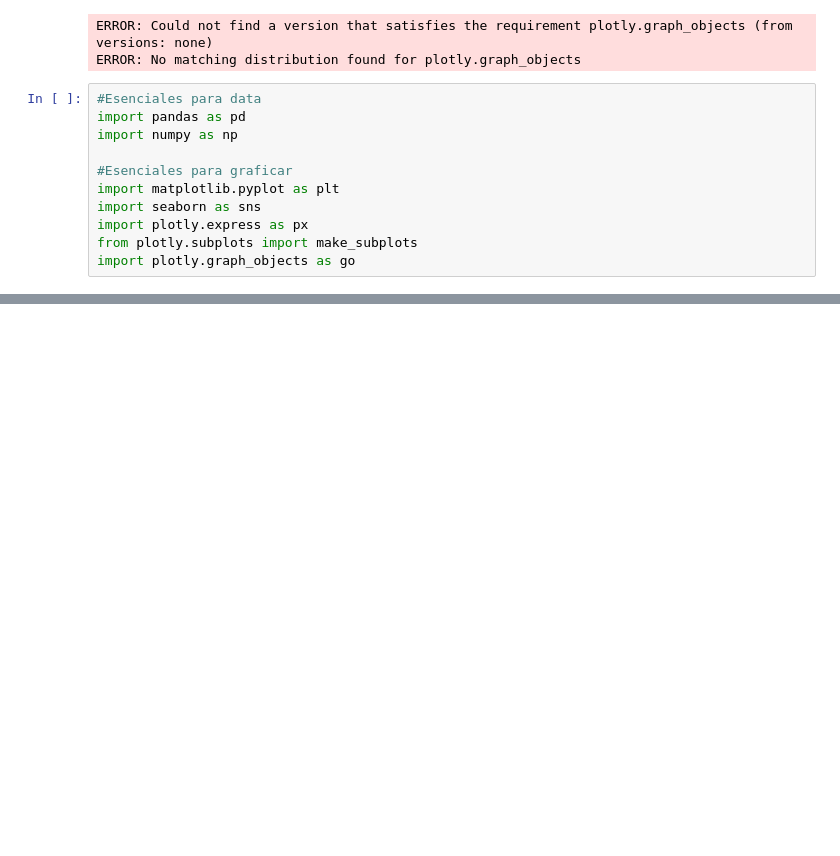
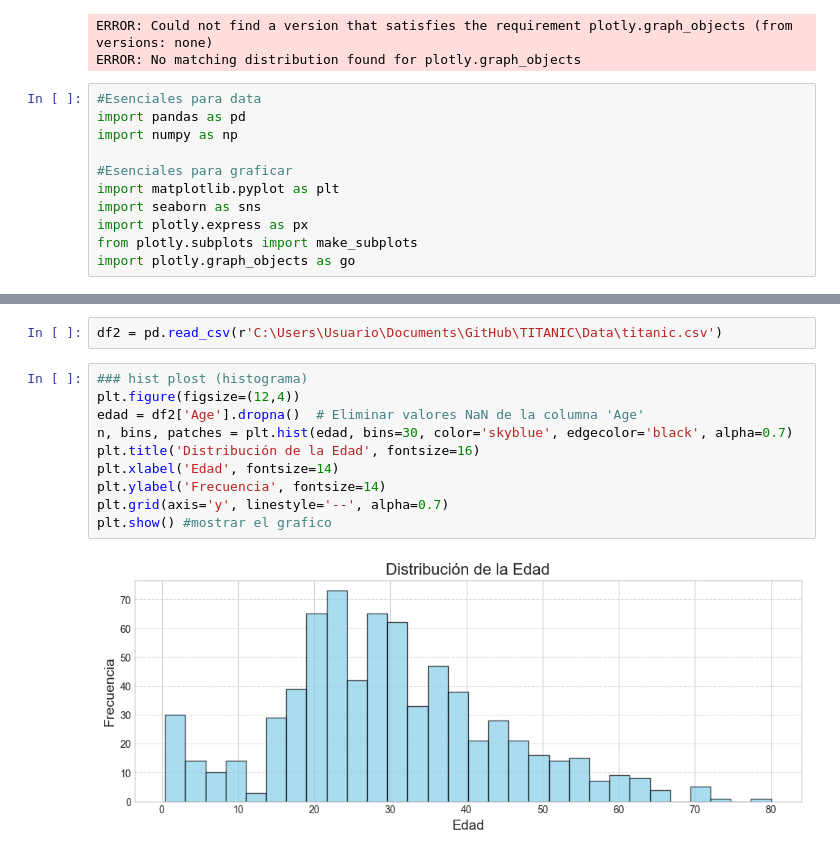
Before and after one commit to BelenP09/TITANIC, a Jupyter notebook: Notebooks/Titanic_gráficas.ipynb, the cells around one changed output, grey strips where cells are left out. Saved outputs shown, nothing was run; the diff lists cells and outputs as text; blank space fills up the shorter version.

```diff
--- a/Notebooks/Titanic_gráficas.ipynb
+++ b/Notebooks/Titanic_gráficas.ipynb
@@ -22,0 +74,14 @@ import plotly.graph_objects as go
+# %%
+df2 = pd.read_csv(r'C:\Users\Usuario\Documents\GitHub\TITANIC\Data\titanic.csv')
+# %%
+### hist plost (histograma)
+plt.figure(figsize=(12,4))
+edad = df2['Age'].dropna()  # Eliminar valores NaN de la columna 'Age'
+n, bins, patches = plt.hist(edad, bins=30, color='skyblue', edgecolor='black', alpha=0.7)
+plt.title('Distribución de la Edad', fontsize=16)
+plt.xlabel('Edad', fontsize=14)
+plt.ylabel('Frecuencia', fontsize=14)
+plt.grid(axis='y', linestyle='--', alpha=0.7)
+plt.show() #mostrar el grafico
+# %% [output]
+[figure, added]
```
Also changed, not shown: parts of 39 cells of this notebook.
